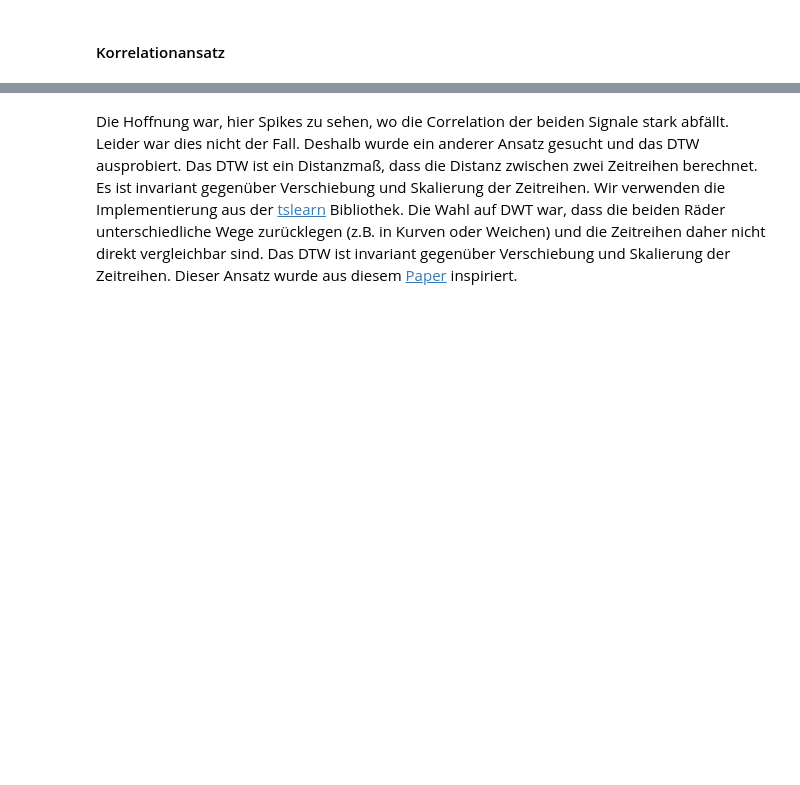
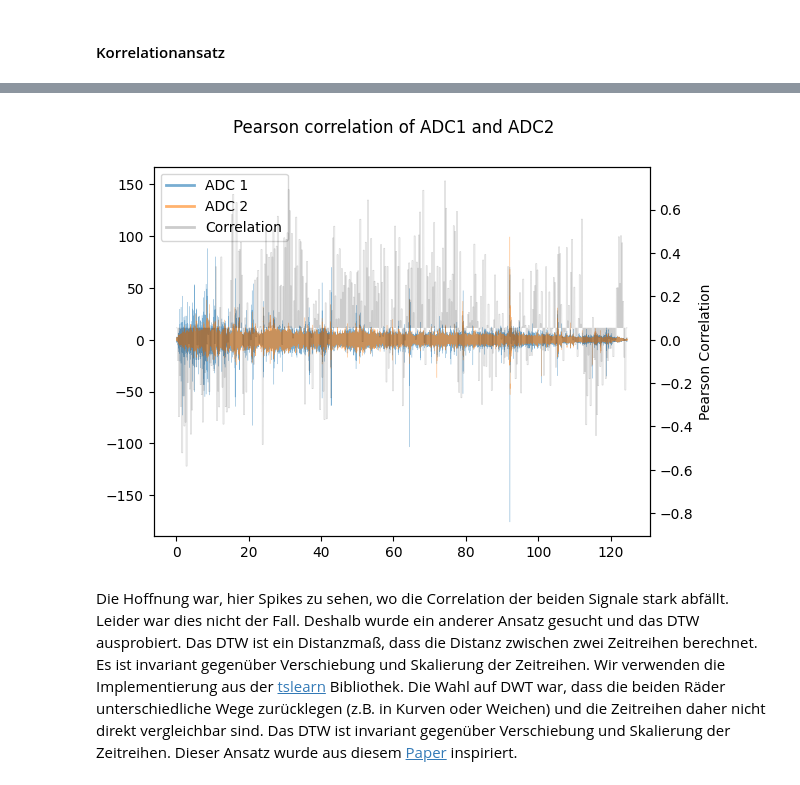
Before and after one commit to cMurschall/technicalDataAnalysis, a Jupyter notebook: report.ipynb, the cells around one changed output, grey strips where cells are left out. Cells and saved outputs as stored; diff of their text form; code cells hidden in the pictures; blank space fills up the shorter version.

Commit message:
Small cosmetic updates of plots.

```diff
--- a/report.ipynb
+++ b/report.ipynb
@@ -176,23 +218,32 @@ for j in trange(int(np.max(adc1_df["Bin"]))):
     adc1_df.loc[(adc1_df["time"] > time_start) & (adc1_df["time"] < time_end), "Correlation"] = corr
     adc2_df.loc[(adc2_df["time"] > time_start) & (adc2_df["time"] < time_end), "Correlation"] = corr
 
-fig, axs = plt.subplots()
+fig, axs1 = plt.subplots()
 
-axs.plot(adc1_df["distance"], adc1_df["ch0"], linewidth=0.2, alpha=0.6, label="ADC 1")
-axs.plot(adc2_df["distance"], adc2_df["ch0"], linewidth=0.2, alpha=0.6, label="ADC 2")
+axs1.plot(adc1_df["distance"], adc1_df["ch0"], linewidth=0.2, alpha=0.6, label="ADC 1")
+axs1.plot(adc2_df["distance"], adc2_df["ch0"], linewidth=0.2, alpha=0.6, label="ADC 2")
 
 
-axs2 = axs.twinx()
+axs2 = axs1.twinx()
 
 # filter out those where no correlation could be calculated
 valid_correlations = adc2_df["Correlation"] != np.nan
-axs2.plot(adc2_df[valid_correlations]["distance"], adc2_df[valid_correlations]["Correlation"], c="#D3D3D3",  linewidth=0.4)
+axs2.plot(adc2_df[valid_correlations]["distance"], adc2_df[valid_correlations]["Correlation"], c="k",  linewidth=0.4, alpha=0.2, label="Correlation")
 axs2.set_ylabel("Pearson Correlation")
 
 # helper function to align both y-axis to the same offset
-report.align_yaxis(axs, axs2)
+report.align_yaxis(axs1, axs2)
 
 
 fig.suptitle("Pearson correlation of ADC1 and ADC2")
-fig.legend(loc="upper right")
+
+h1, l1 = axs1.get_legend_handles_labels()
+h2, l2 = axs2.get_legend_handles_labels()
+leg = axs1.legend(h1+h2, l1+l2, loc=2)
+# set the line width of each legend object
+for l in leg.legend_handles:
+    l.set_linewidth(2.0)
+
+
 plt
+# %% [output]
@@ -199,3 +251,4 @@ plt
+[figure, added]
 # %% [markdown]
 Die Hoffnung war, hier Spikes zu sehen, wo die Correlation der beiden Signale stark abfällt. Leider war dies nicht der Fall. Deshalb wurde ein anderer Ansatz gesucht und das DTW ausprobiert. Das DTW ist ein Distanzmaß, dass die Distanz zwischen zwei Zeitreihen berechnet. Es ist invariant gegenüber Verschiebung und Skalierung der Zeitreihen. Wir verwenden die Implementierung aus der [tslearn](https://tslearn.readthedocs.io/en/stable/) Bibliothek.
 Die Wahl auf DWT war, dass die beiden Räder unterschiedliche Wege zurücklegen (z.B. in Kurven oder Weichen) und die Zeitreihen daher nicht direkt vergleichbar sind. Das DTW ist invariant gegenüber Verschiebung und Skalierung der Zeitreihen.
```
Also changed, not shown: parts of 5 cells of this notebook.
